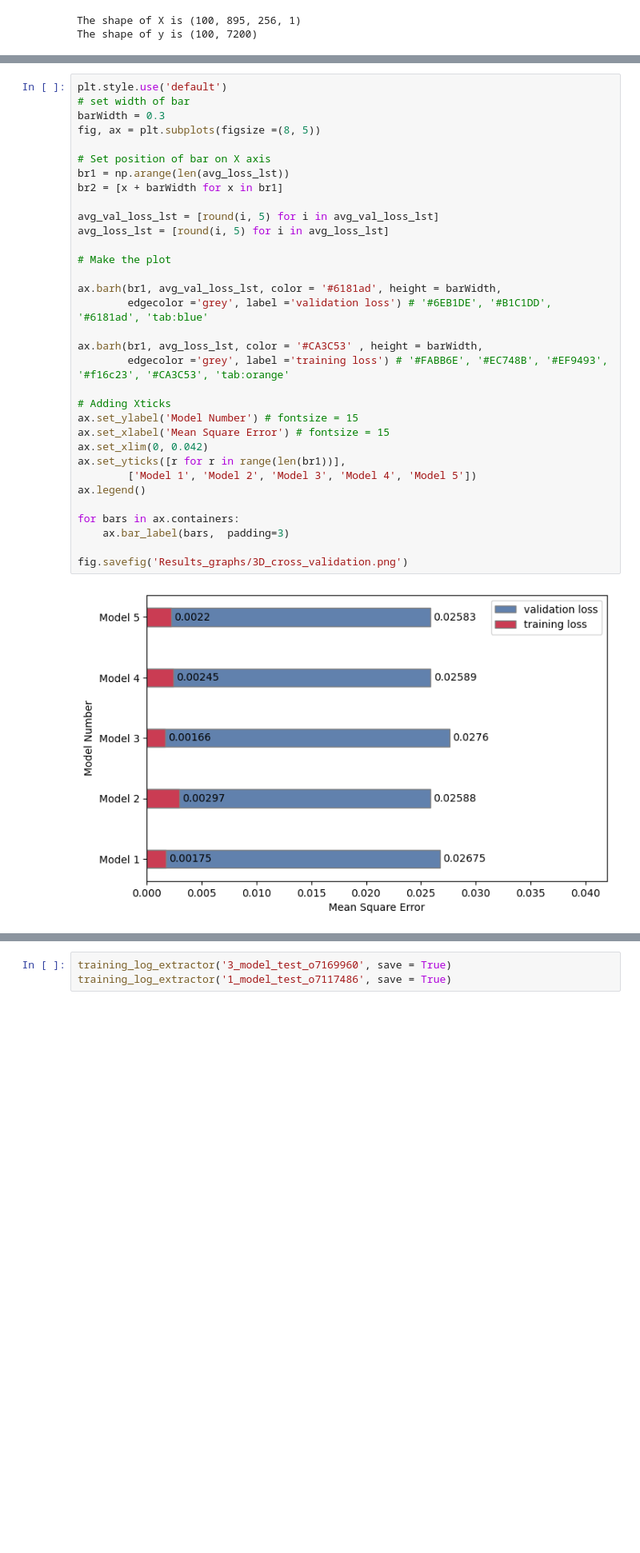
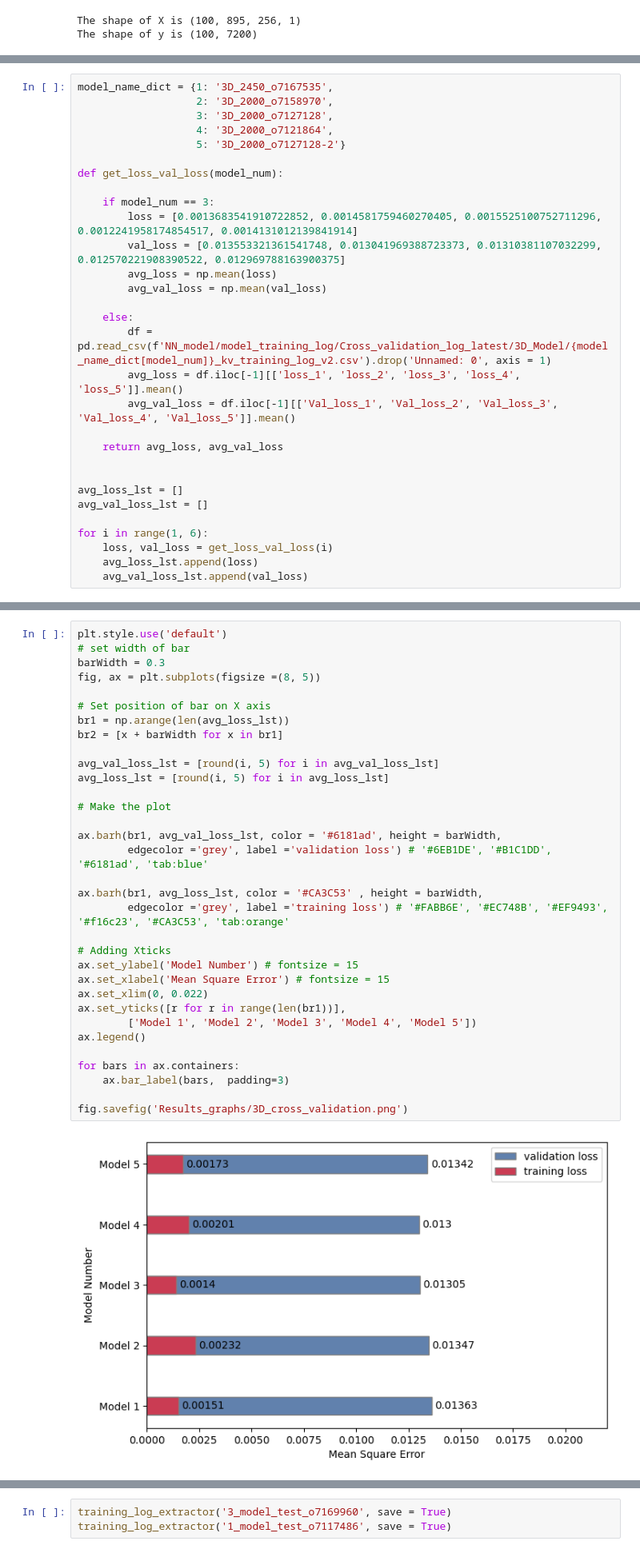
Before and after one commit to MC-Kangan/FYP_Ultrasound_Imaging_ML, a Jupyter notebook: Model_tester.ipynb, the cells around one changed output, grey strips where cells are left out. Shown at 80% size. Drawn from its saved outputs; the diff is of its cells as text; blank space fills up the shorter version.

```diff
--- a/Model_tester.ipynb
+++ b/Model_tester.ipynb
@@ -1230 +1230,31 @@ The shape of y is (100, 7200)
+# %%
+model_name_dict = {1: '3D_2450_o7167535',
+                   2: '3D_2000_o7158970',
+                   3: '3D_2000_o7127128',
+                   4: '3D_2000_o7121864',
+                   5: '3D_2000_o7127128-2'}
+
+def get_loss_val_loss(model_num):
+
+    if model_num == 3:
+        loss = [0.0013683541910722852, 0.0014581759460270405, 0.0015525100752711296, 0.0012241958174854517, 0.0014131012139841914]
+        val_loss = [0.013553321361541748, 0.013041969388723373, 0.01310381107032299, 0.012570221908390522, 0.012969788163900375]
+        avg_loss = np.mean(loss)
+        avg_val_loss = np.mean(val_loss)
+
+    else:
+        df = pd.read_csv(f'NN_model/model_training_log/Cross_validation_log_latest/3D_Model/{model_name_dict[model_num]}_kv_training_log_v2.csv').drop('Unnamed: 0', axis = 1)
+        avg_loss = df.iloc[-1][['loss_1', 'loss_2', 'loss_3', 'loss_4', 'loss_5']].mean()
+        avg_val_loss = df.iloc[-1][['Val_loss_1', 'Val_loss_2', 'Val_loss_3', 'Val_loss_4', 'Val_loss_5']].mean()
+
+    return avg_loss, avg_val_loss
+
+
+avg_loss_lst = []
+avg_val_loss_lst = []
+
+for i in range(1, 6):
+    loss, val_loss = get_loss_val_loss(i)
+    avg_loss_lst.append(loss)
+    avg_val_loss_lst.append(val_loss)
 # %%
@@ -1263,33 +1294,33 @@ plt.style.use('default')
 barWidth = 0.3
 fig, ax = plt.subplots(figsize =(8, 5))
 
 # Set position of bar on X axis
 br1 = np.arange(len(avg_loss_lst))
 br2 = [x + barWidth for x in br1]
 
 avg_val_loss_lst = [round(i, 5) for i in avg_val_loss_lst]
 avg_loss_lst = [round(i, 5) for i in avg_loss_lst]
 
 # Make the plot
 
 ax.barh(br1, avg_val_loss_lst, color = '#6181ad', height = barWidth,
         edgecolor ='grey', label ='validation loss') # '#6EB1DE', '#B1C1DD', '#6181ad', 'tab:blue'
 
 ax.barh(br1, avg_loss_lst, color = '#CA3C53' , height = barWidth,
         edgecolor ='grey', label ='training loss') # '#FABB6E', '#EC748B', '#EF9493', '#f16c23', '#CA3C53', 'tab:orange'
 
 # Adding Xticks
 ax.set_ylabel('Model Number') # fontsize = 15
 ax.set_xlabel('Mean Square Error') # fontsize = 15
-ax.set_xlim(0, 0.042)
+ax.set_xlim(0, 0.022)
 ax.set_yticks([r for r in range(len(br1))],
         ['Model 1', 'Model 2', 'Model 3', 'Model 4', 'Model 5'])
 ax.legend()
 
 for bars in ax.containers:
     ax.bar_label(bars,  padding=3)
 
 fig.savefig('Results_graphs/3D_cross_validation.png')
 # %% [output]
-[figure, old version]
+[figure, new version]
 # %% [markdown]
```
Also changed, not shown: parts of 15 cells of this notebook, 3 other files.
